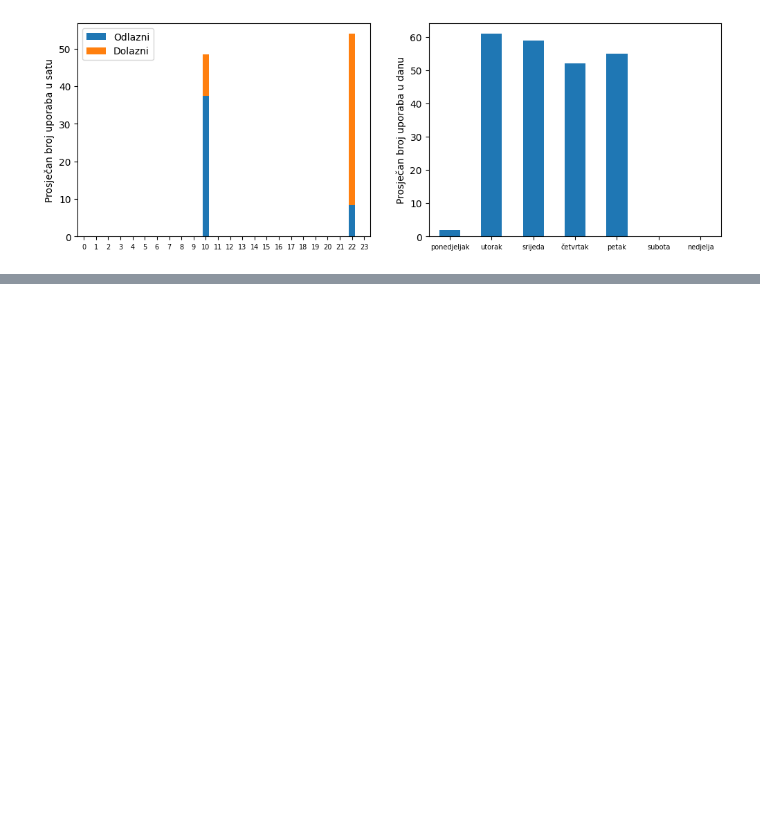
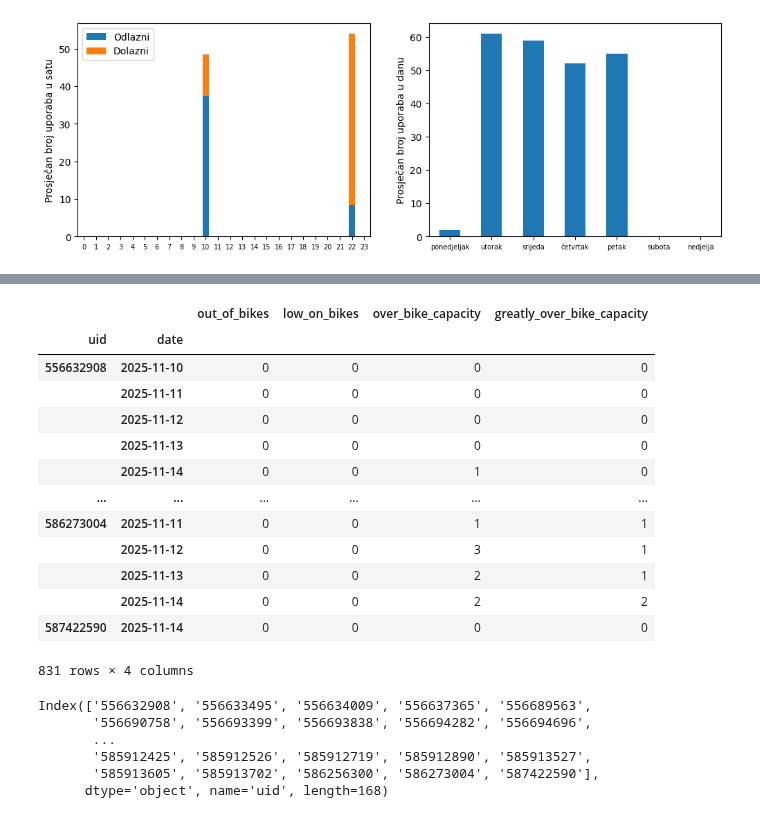
Before and after one commit to Mkranj/BajsBoard, a Jupyter notebook: notebooks/analyse_stations.ipynb, the cells around one changed output, grey strips where cells are left out. Saved outputs shown, nothing was run; the diff lists cells and outputs as text; code cells hidden in the pictures; blank space fills up the shorter version.

```diff
--- a/notebooks/analyse_stations.ipynb
+++ b/notebooks/analyse_stations.ipynb
@@ -581,0 +605,38 @@ m
+# %%
+# For each DAY, count no. of each occurence for each station
+df = population_data
+
+df["date"] = df["time"].dt.date
+
+daily = df.groupby(["uid", "date"]).agg({
+    "out_of_bikes": "sum",
+    "low_on_bikes": "sum",
+    "over_bike_capacity": "sum",
+    "greatly_over_bike_capacity": "sum"
+})
+
+daily
+# %% [output]
+|  |  | out_of_bikes | low_on_bikes | over_bike_capacity | greatly_over_bike_capacity |
+| uid | date |  |  |  |  |
+| 556632908 | 2025-11-10 | 0 | 0 | 0 | 0 |
+|  | 2025-11-11 | 0 | 0 | 0 | 0 |
+|  | 2025-11-12 | 0 | 0 | 0 | 0 |
+|  | 2025-11-13 | 0 | 0 | 0 | 0 |
+|  | 2025-11-14 | 0 | 0 | 1 | 0 |
+| ... | ... | ... | ... | ... | ... |
+| 586273004 | 2025-11-11 | 0 | 0 | 1 | 1 |
+|  | 2025-11-12 | 0 | 0 | 3 | 1 |
+|  | 2025-11-13 | 0 | 0 | 2 | 1 |
+|  | 2025-11-14 | 0 | 0 | 2 | 2 |
+| 587422590 | 2025-11-14 | 0 | 0 | 0 | 0 |
+831 rows × 4 columns
+# %%
+daily.index.get_level_values("uid").unique()
+# %% [output]
+Index(['556632908', '556633495', '556634009', '556637365', '556689563',
+       '556690758', '556693399', '556693838', '556694282', '556694696',
+       ...
+       '585912425', '585912526', '585912719', '585912890', '585913527',
+       '585913605', '585913702', '586256300', '586273004', '587422590'],
+      dtype='object', name='uid', length=168)
```
Also changed, not shown: parts of 15 cells of this notebook.
